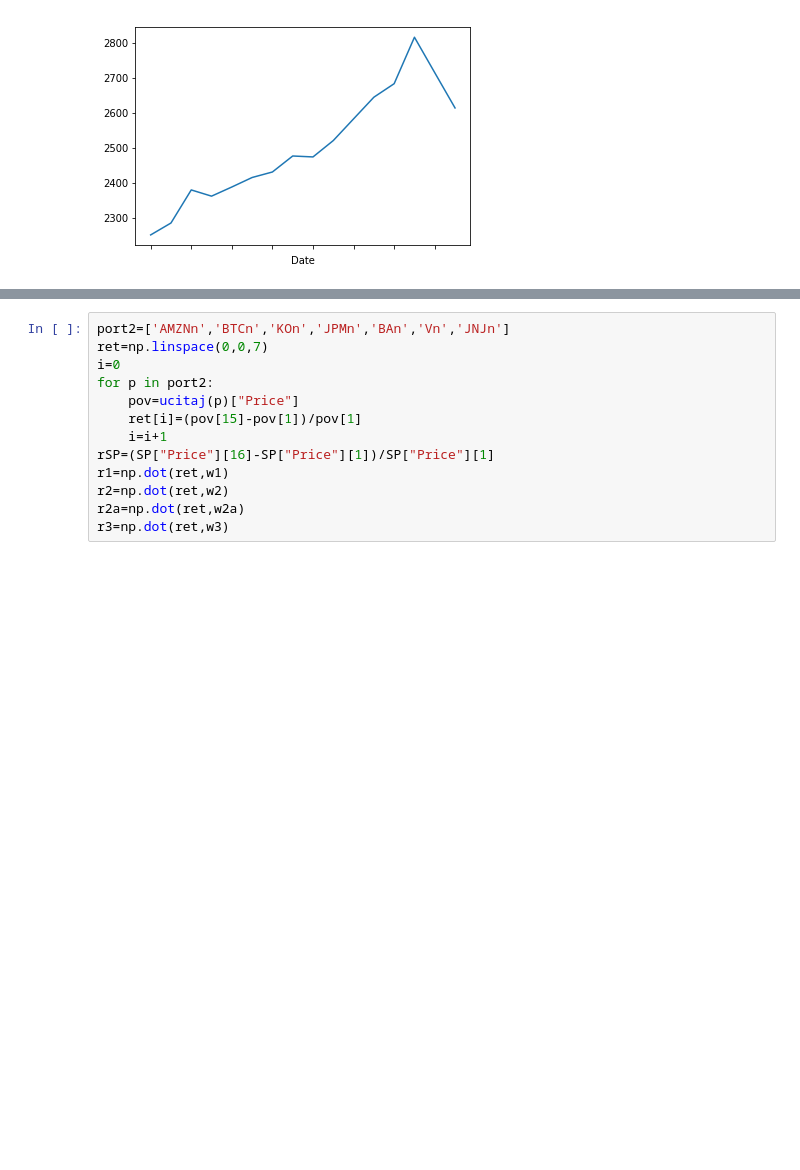
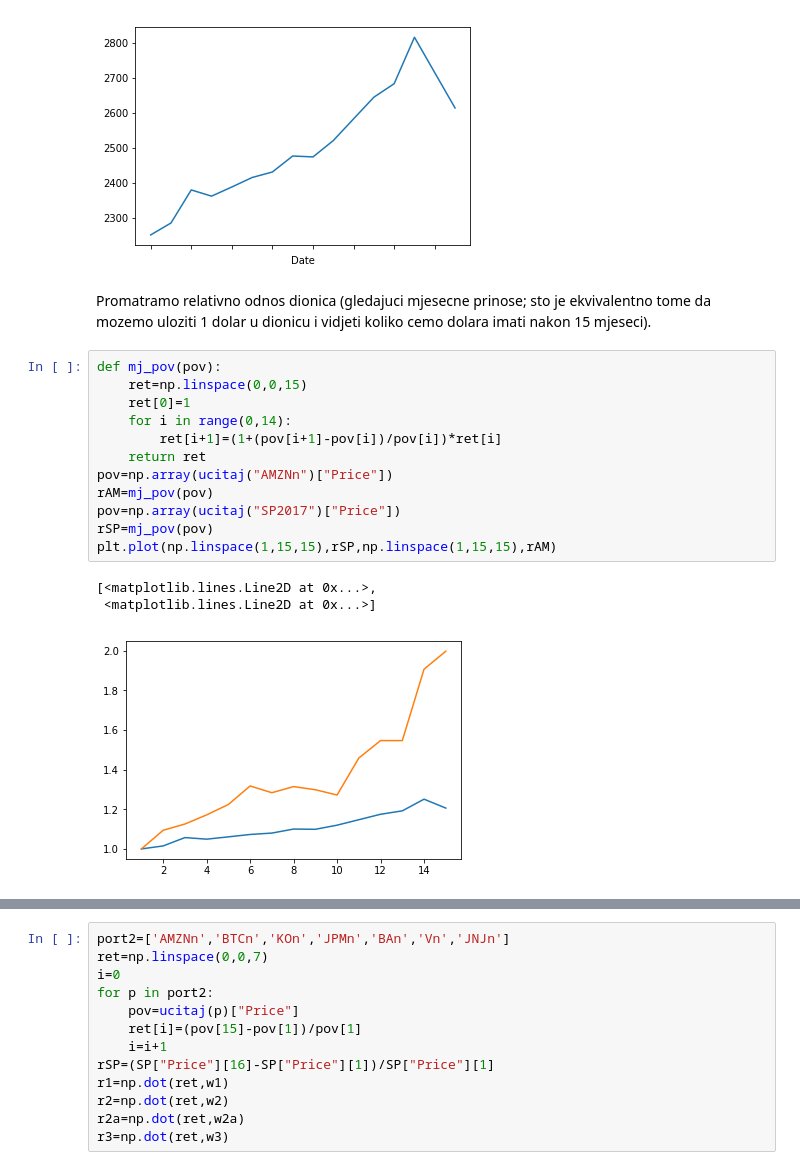
Before and after one commit to tibaris/Matematicki-softver, a Jupyter notebook: Zadaca 1.ipynb, the cells around one changed output, grey strips where cells are left out. Saved outputs shown, nothing was run; the diff lists cells and outputs as text; blank space fills up the shorter version.

```diff
--- a/Zadaca 1.ipynb
+++ b/Zadaca 1.ipynb
@@ -200,3 +223,21 @@ SP.set_index("Date")["Price"].plot()
 # %% [output]
 <matplotlib.axes._subplots.AxesSubplot at 0x...>
 [figure]
+# %% [markdown]
+Promatramo relativno odnos dionica (gledajuci mjesecne prinose; sto je ekvivalentno tome da mozemo uloziti 1 dolar u dionicu i vidjeti koliko cemo dolara imati nakon 15 mjeseci).
+# %%
+def mj_pov(pov):
+    ret=np.linspace(0,0,15)
+    ret[0]=1
+    for i in range(0,14):
+        ret[i+1]=(1+(pov[i+1]-pov[i])/pov[i])*ret[i]
+    return ret
+pov=np.array(ucitaj("AMZNn")["Price"])
+rAM=mj_pov(pov)
+pov=np.array(ucitaj("SP2017")["Price"])
+rSP=mj_pov(pov)
+plt.plot(np.linspace(1,15,15),rSP,np.linspace(1,15,15),rAM)
+# %% [output]
+[<matplotlib.lines.Line2D at 0x...>,
+ <matplotlib.lines.Line2D at 0x...>]
+[figure, added]
```
Also changed, not shown: parts of 11 cells of this notebook.
